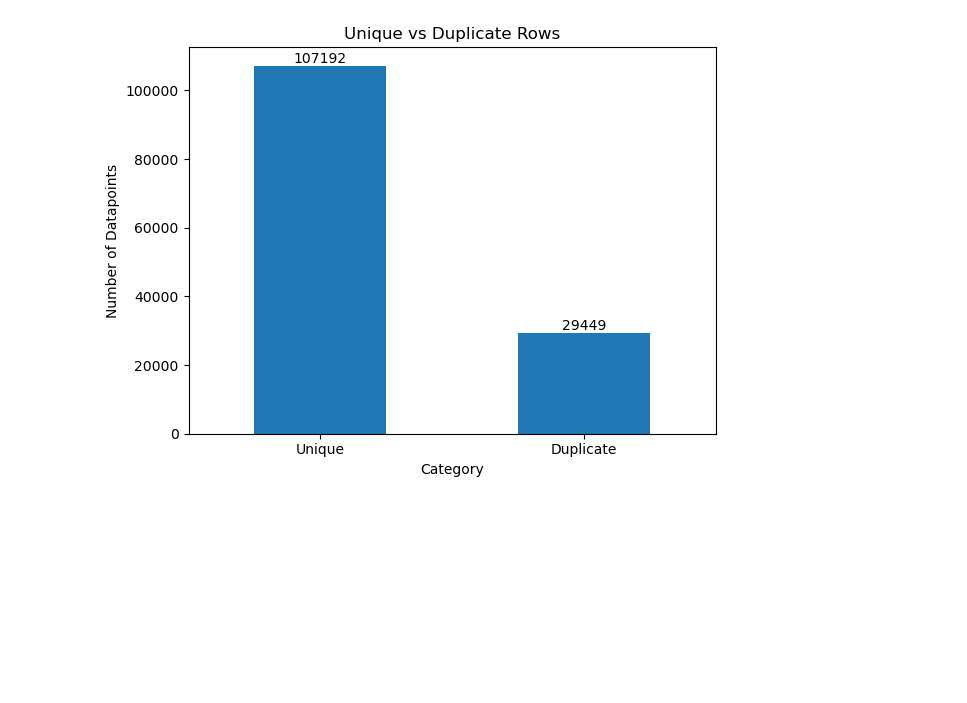
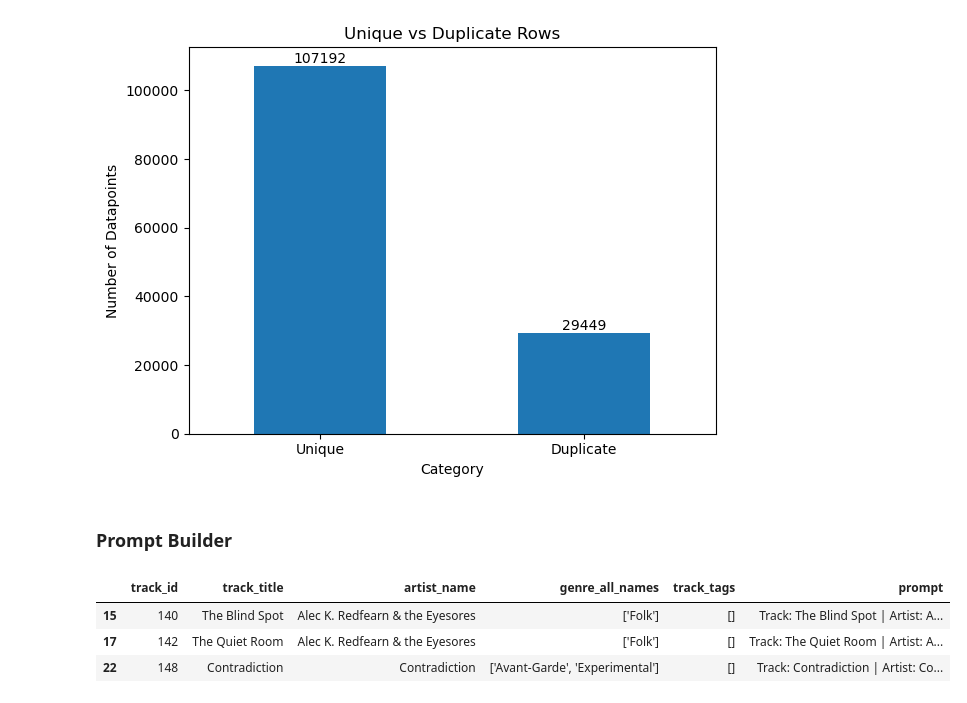
Before and after one commit to AquaJoseph/AuditoryChromaticTransformation, a Jupyter notebook: src/fma/data_anaysis.ipynb, the cells around one changed output. Saved outputs shown, nothing was run; the diff lists cells and outputs as text; code cells hidden in the pictures; blank space fills up the shorter version.

```diff
--- a/src/fma/data_anaysis.ipynb
+++ b/src/fma/data_anaysis.ipynb
@@ -169,3 +270,23 @@ plot.valid_vs_quarantine("bar")
 plot.unique_vs_duplicate("bar")
 # %% [output]
 [figure]
+# %% [markdown]
+### Prompt Builder
+# %%
+fma_prompt_df = unique_rows[
+    ["track_id", "track_title", "artist_name", "genre_all_names", "track_tags"]
+].copy()
+
+fma_prompt_df["prompt"] = (
+    "Track: " + unique_rows["track_title"].fillna("").astype(str) +
+    " | Artist: " + unique_rows["artist_name"].fillna("").astype(str) +
+    " | Genres: " + unique_rows["genre_all_names"].fillna("").astype(str) +
+    " | Tags: " + unique_rows["track_tags"].fillna("").astype(str)
+)
+# %%
+fma_prompt_df[:3]
+# %% [output]
+|  | track_id | track_title | artist_name | genre_all_names | track_tags | prompt |
+| 15 | 140 | The Blind Spot | Alec K. Redfearn & the Eyesores | ['Folk'] | [] | Track: The Blind Spot | Artist: A... |
+| 17 | 142 | The Quiet Room | Alec K. Redfearn & the Eyesores | ['Folk'] | [] | Track: The Quiet Room | Artist: A... |
+| 22 | 148 | Contradiction | Contradiction | ['Avant-Garde', 'Experimental'] | [] | Track: Contradiction | Artist: Co... |
```
Also changed, not shown: parts of 14 cells of this notebook, 5 other files.
